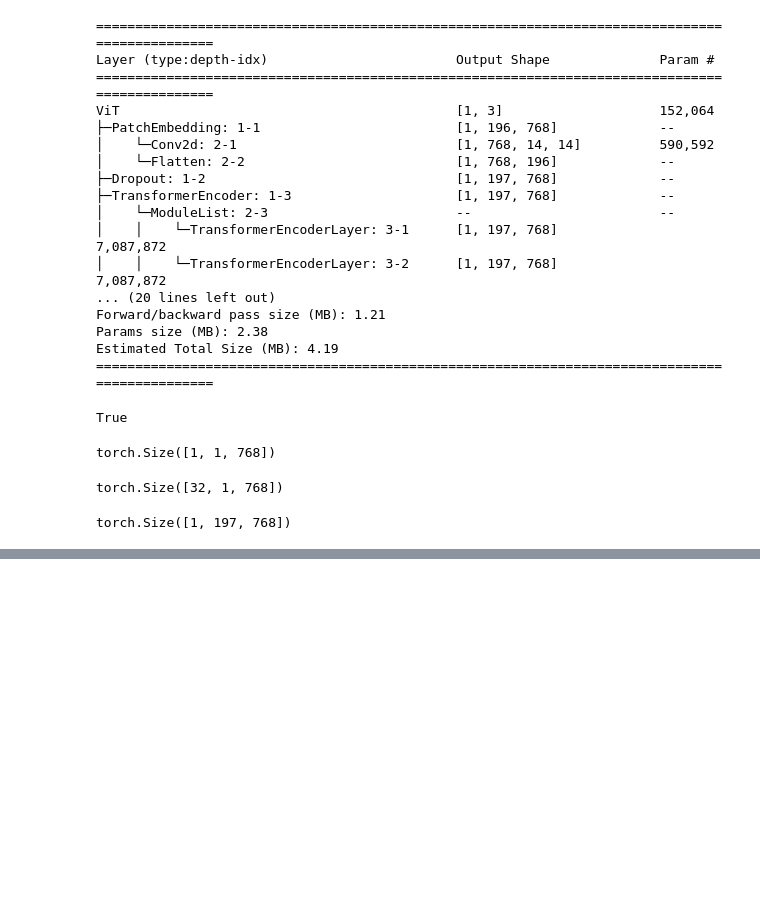
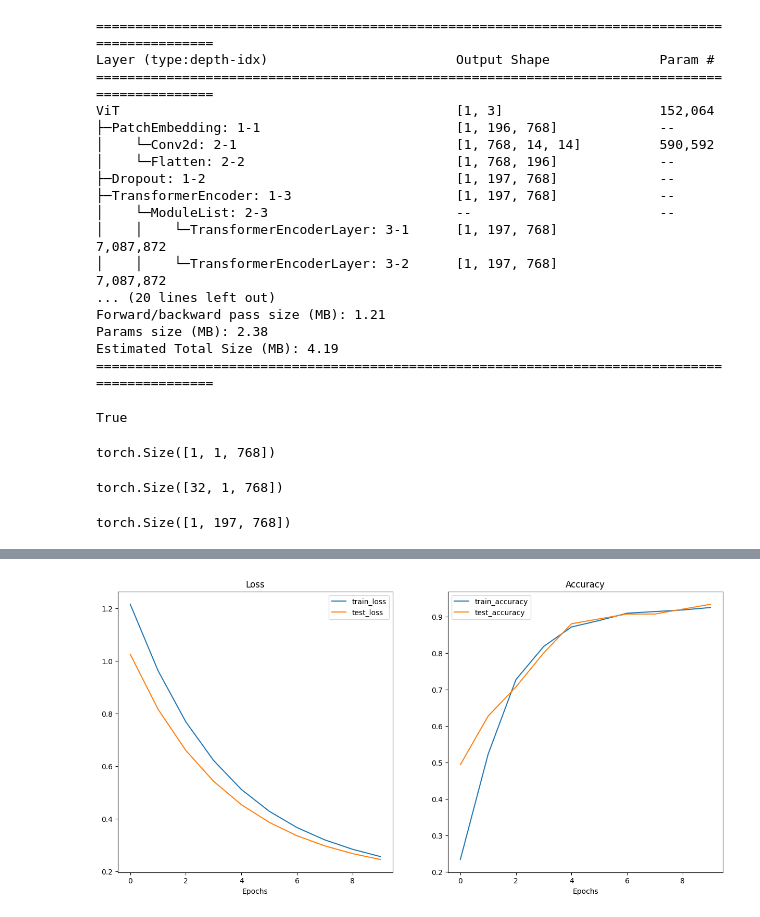
Before and after one commit to yasemindk/vit_implementation_w_pytorch, a Jupyter notebook: building_a_vision_transformer_with_pytorch.ipynb, the cells around one changed output, grey strips where cells are left out. Cells and saved outputs as stored; diff of their text form; code cells hidden in the pictures; blank space fills up the shorter version.

Commit message:
vit.py and vit training

```diff
--- a/building_a_vision_transformer_with_pytorch.ipynb
+++ b/building_a_vision_transformer_with_pytorch.ipynb
@@ -424,0 +608,15 @@ torch.Size([1, 197, 768])
+# %%
+# Get 20% of the data
+data_20_percent_path = download_data(source="https://github.com/mrdbourke/pytorch-deep-learning/raw/main/data/pizza_steak_sushi_20_percent.zip",
+                                     destination="pizza_steak_sushi_20_percent")
+
+# Setup train and test directories
+train_dir_20_percent = data_20_percent_path / "train"
+# test_dir_20_percent = data_20_percent_path / "test" # don't need 20% test data as the model in 07. PyTorch Experiment Tracking section 7.3 tests on the 10% dataset not the 20%
+
+# Preprocess the data
+vit_transforms = vit_weights.transforms() # get transforms from vit_weights
+train_dataloader_20_percent, test_dataloader, class_names = data_setup.create_dataloaders(train_dir=train_dir_20_percent,
+                                                                                          test_dir=test_dir, # use 10% data for testing
+                                                                                          transform=vit_transforms,
+                                                                                          batch_size=1024)
@@ -424,0 +629,13 @@ torch.Size([1, 197, 768])
+# %%
+from going_modular.going_modular import engine
+
+optimizer = torch.optim.Adam(params=pretrained_vit.parameters(),
+                             lr=1e-3)
+loss_fn = torch.nn.CrossEntropyLoss()
+pretrained_vit_results = engine.train(model=pretrained_vit,
+                                      train_dataloader=train_dataloader_20_percent,
+                                      test_dataloader=test_dataloader,
+                                      optimizer=optimizer,
+                                      loss_fn=loss_fn,
+                                      epochs=10,
+                                      device=device)
@@ -424,0 +653,6 @@ torch.Size([1, 197, 768])
+# %%
+from helper_functions import plot_loss_curves
+
+plot_loss_curves(pretrained_vit_results)
+# %% [output]
+[figure, added]
```
Also changed, not shown: parts of 17 cells of this notebook, 1 other file.
